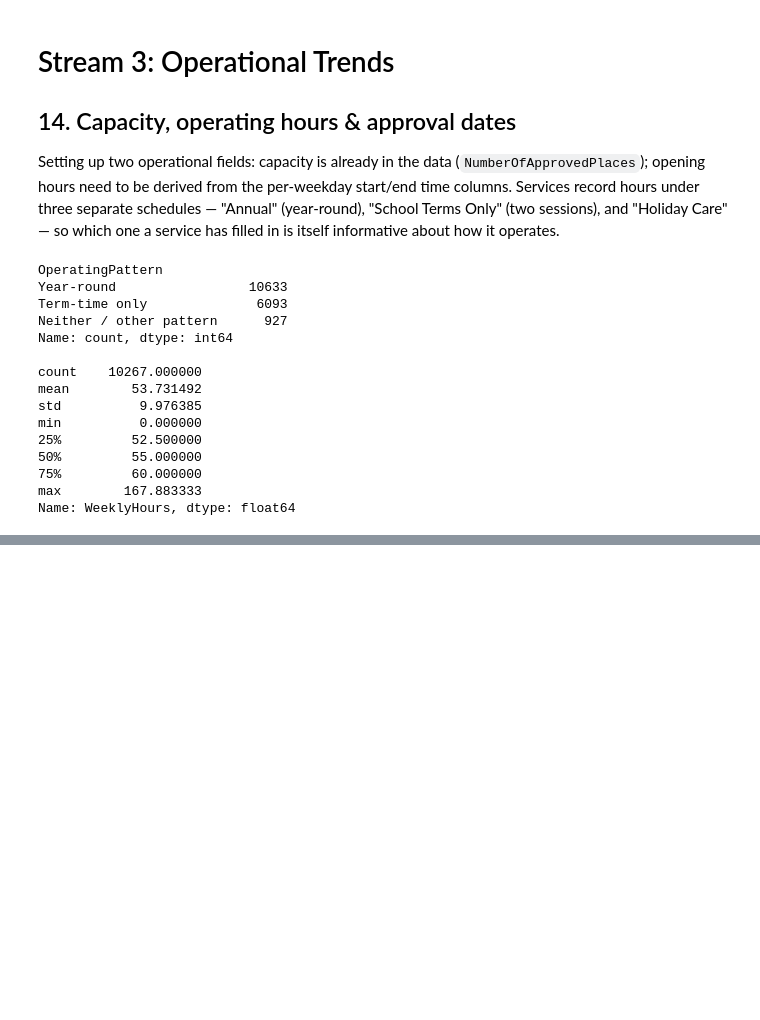
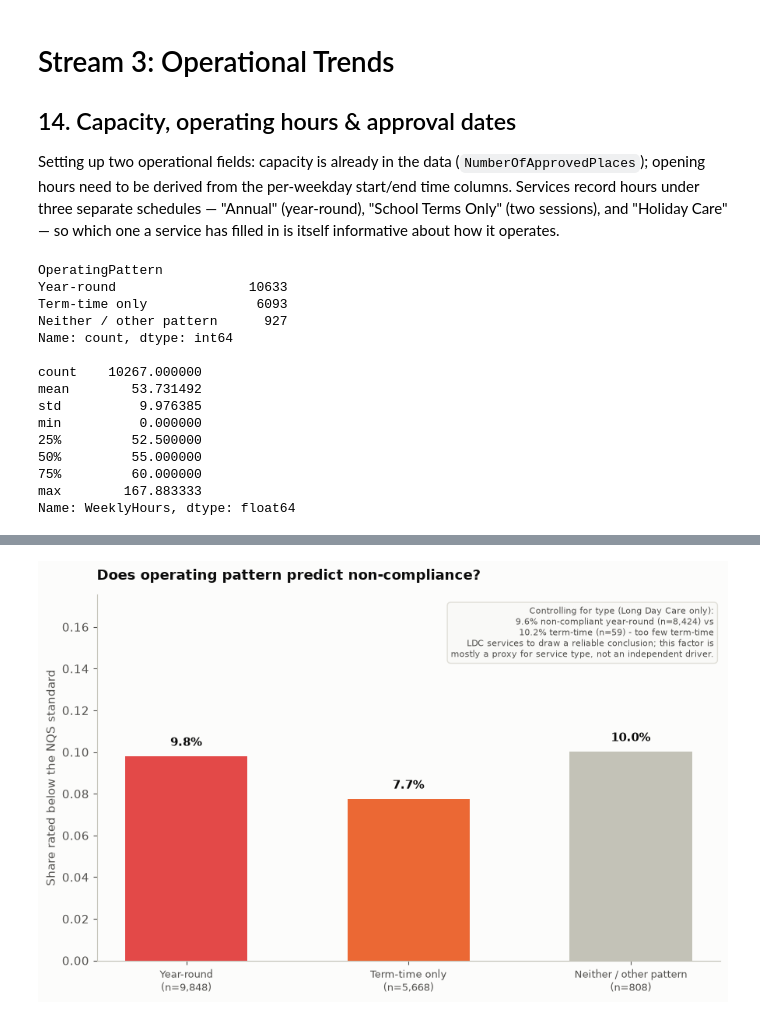
Before and after one commit to martvanhoorn2003-svg/Mart, a Jupyter notebook: ACECQA_Service_Quality_Analysis.ipynb, the cells around one changed output, grey strips where cells are left out. Drawn from its saved outputs; the diff is of its cells as text; code cells hidden in the pictures; blank space fills up the shorter version.

```diff
--- a/ACECQA_Service_Quality_Analysis.ipynb
+++ b/ACECQA_Service_Quality_Analysis.ipynb
@@ -933,2 +905,60 @@ summary["ldc_termtime_exceeding_pct"] = round(float(ldc_exceeding11.get("Term-ti
+# %%
+
+d11 = df[df["PrimaryServiceType"] != "Other"].copy()
+d11 = d11[d11["OverallRating"].notna()]
+d11["OverallRating"] = d11["OverallRating"].astype(str)
+d11 = d11[d11["OverallRating"] != NOT_YET_ASSESSED]
+d11["BelowStandard"] = d11["OverallRating"].isin(["Working Towards NQS", "Significant Improvement Required"]).astype(int)
+
+order11 = ["Year-round", "Term-time only", "Neither / other pattern"]
+props11 = d11.groupby("OperatingPattern")["BelowStandard"].mean().reindex(order11)
+counts11 = d11["OperatingPattern"].value_counts().reindex(order11)
+
+# Controlling for type (Long Day Care only - the one type with enough
+# services in both patterns to compare): is operating pattern itself a
+# non-compliance driver, or just a proxy for service type?
+ldc11 = df[(df["PrimaryServiceType"] == "Long Day Care") & df["OverallRating"].notna()].copy()
+ldc11["OverallRating"] = ldc11["OverallRating"].astype(str)
+ldc11 = ldc11[ldc11["OverallRating"] != NOT_YET_ASSESSED]
+ldc11["BelowStandard"] = ldc11["OverallRating"].isin(["Working Towards NQS", "Significant Improvement Required"]).astype(int)
+ldc_noncompliance11 = ldc11.groupby("OperatingPattern")["BelowStandard"].mean()
+ldc_counts11 = ldc11["OperatingPattern"].value_counts()
+
+colors11 = {"Year-round": CAT["red"], "Term-time only": CAT["orange"], "Neither / other pattern": BASELINE}
+ymax11 = max(props11.max() * 1.75, 0.05)  # extra headroom so the annotation box clears every bar label
+fig, ax = plt.subplots(figsize=(9, 5.8))
+bars = ax.bar(order11, props11.values, color=[colors11[c] for c in order11], width=0.55)
+for bar, cat in zip(bars, order11):
+    v = props11[cat]
+    ax.text(bar.get_x() + bar.get_width() / 2, v + 0.005, f"{v:.1%}", ha="center", fontsize=11, fontweight="bold")
+ax.set_xticks(range(len(order11)))
+ax.set_xticklabels([f"{cat}\n(n={counts11[cat]:,})" for cat in order11], fontsize=9.5)
+ax.set_ylim(0, ymax11)
+ax.set_ylabel("Share rated below the NQS standard")
+ax.set_title("Does operating pattern predict non-compliance?", fontsize=13,
+             fontweight="bold", color=INK_PRIMARY, loc="left", pad=14)
+ax.text(0.99, 0.97,
+        "Controlling for type (Long Day Care only):\n"
+        f"{ldc_noncompliance11.get('Year-round', float('nan')):.1%} non-compliant year-round "
+        f"(n={ldc_counts11.get('Year-round', 0):,}) vs\n"
+        f"{ldc_noncompliance11.get('Term-time only', float('nan')):.1%} term-time "
+        f"(n={ldc_counts11.get('Term-time only', 0):,}) - too few term-time\n"
+        "LDC services to draw a reliable conclusion; this factor is\n"
+        "mostly a proxy for service type, not an independent driver.",
+        transform=ax.transAxes, ha="right", va="top", fontsize=8, color=INK_SECONDARY,
+        bbox=dict(boxstyle="round,pad=0.4", facecolor="#f9f9f7", edgecolor=GRIDLINE))
+for spine in ["top", "right"]:
+    ax.spines[spine].set_visible(False)
+ax.spines["left"].set_color(BASELINE); ax.spines["bottom"].set_color(BASELINE)
+fig.tight_layout()
+fig.savefig(FIG_DIR / "11_operating_pattern_by_type.png", dpi=200)
+plt.show()
+
+summary["noncompliance_pct_yearround"] = round(float(props11.get("Year-round", float("nan"))) * 100, 1)
+summary["noncompliance_pct_termtime"] = round(float(props11.get("Term-time only", float("nan"))) * 100, 1)
+summary["ldc_yearround_noncompliance_pct"] = round(float(ldc_noncompliance11.get("Year-round", float("nan"))) * 100, 1)
+summary["ldc_termtime_noncompliance_pct"] = round(float(ldc_noncompliance11.get("Term-time only", float("nan"))) * 100, 1)
+# %% [output]
+[figure, added]
 # %% [markdown]
 
```
Also changed, not shown: parts of 13 cells of this notebook, 9 other files.
